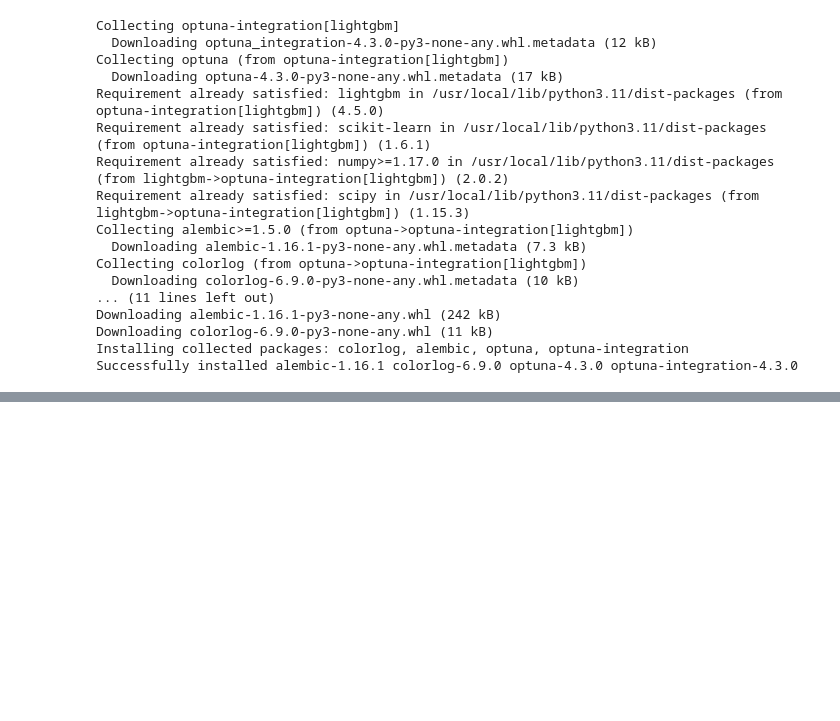
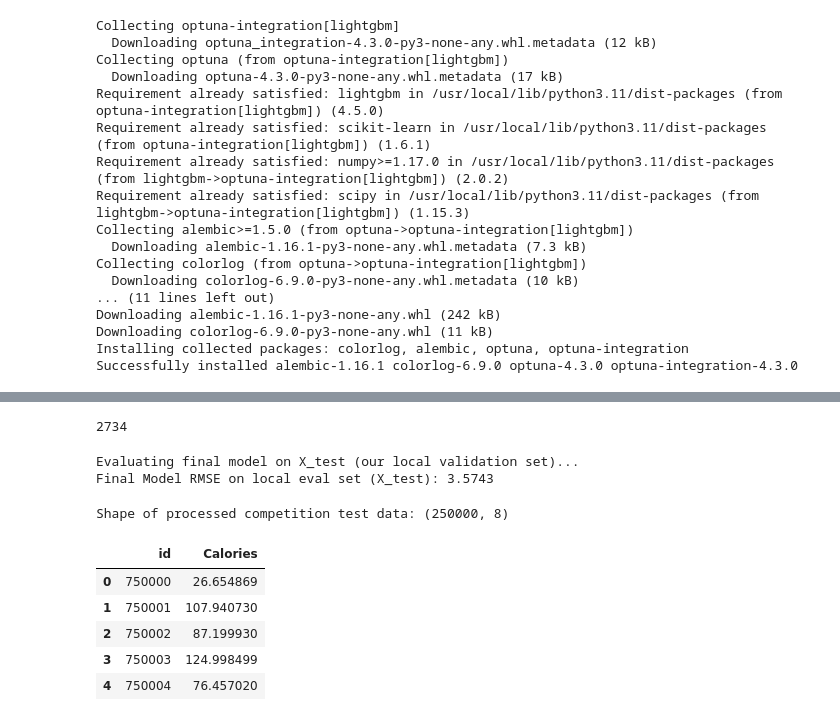
Before and after one commit to iw380/kaggle-comp, a Jupyter notebook: calorie.ipynb, the cells around one changed output, grey strips where cells are left out. Drawn from its saved outputs; the diff is of its cells as text; code cells hidden in the pictures; blank space fills up the shorter version.

```diff
--- a/calorie.ipynb
+++ b/calorie.ipynb
@@ -155,0 +190,14 @@ print(tuner.best_score)
+# %%
+# Used X_test as validation for early stopping
+
+final_model = lgb.train(
+    params=final_lgbm_params,
+    train_set=train_data,
+    num_boost_round=10000,
+    valid_sets=[train_data, test_data],
+    valid_names=['train', 'eval'],
+    callbacks=[
+        lgb.early_stopping(stopping_rounds=100, verbose=True),
+        lgb.log_evaluation(period=100)
+    ]
+)
@@ -155,0 +222,5 @@ print(tuner.best_score)
+# %%
+optimal_n_estimators_final_model = final_model.best_iteration
+optimal_n_estimators_final_model
+# %% [output]
+2734
@@ -155,0 +229,36 @@ print(tuner.best_score)
+# %%
+print("\nEvaluating final model on X_test (our local validation set)...")
+y_pred_eval = final_model.predict(X_test, num_iteration=final_model.best_iteration)
+
+rmse_eval = np.sqrt(mean_squared_error(y_test, y_pred_eval))
+
+print(f"Final Model RMSE on local eval set (X_test): {rmse_eval:.4f}")
+# %% [output]
+Evaluating final model on X_test (our local validation set)...
+Final Model RMSE on local eval set (X_test): 3.5743
+# %%
+test_df_competition = pd.read_csv('./data/test.csv')
+submission_ids = test_df_competition['id'].copy()
+test_df_competition_processed = test_df_competition.drop(['id'], axis=1)
+
+
+test_df_competition_processed = pd.get_dummies(test_df_competition_processed, columns=['Sex'])
+
+print(f"Shape of processed competition test data: {test_df_competition_processed.shape}")
+# %% [output]
+Shape of processed competition test data: (250000, 8)
+# %%
+predictions_submission = final_model.predict(test_df_competition_processed, num_iteration=final_model.best_iteration)
+# %%
+submission_df = pd.DataFrame({'id': submission_ids, 'Calories': predictions_submission})
+
+submission_df.to_csv('calories_submission.csv', index=False)
+
+submission_df.head()
+# %% [output]
+|  | id | Calories |
+| 0 | 750000 | 26.654869 |
+| 1 | 750001 | 107.940730 |
+| 2 | 750002 | 87.199930 |
+| 3 | 750003 | 124.998499 |
+| 4 | 750004 | 76.457020 |
```
Also changed, not shown: parts of 7 cells of this notebook.
